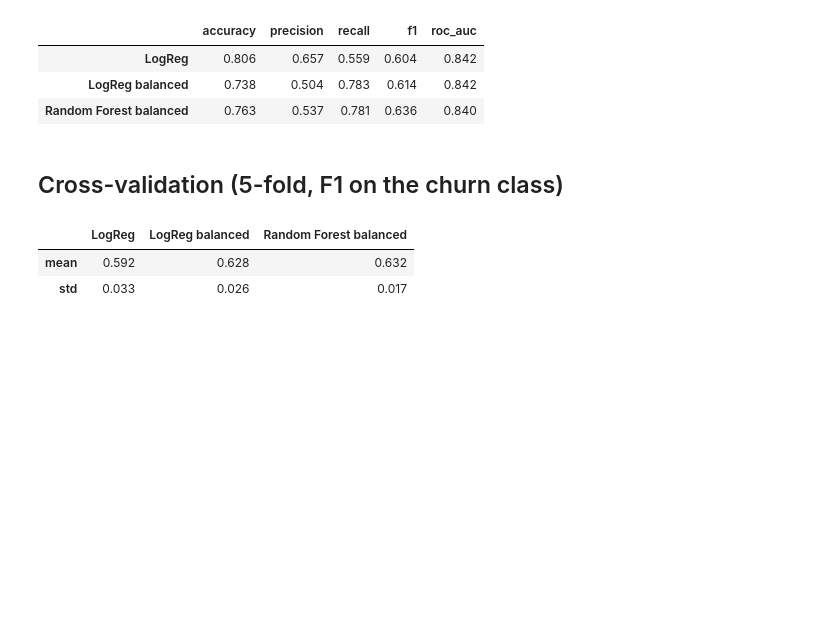
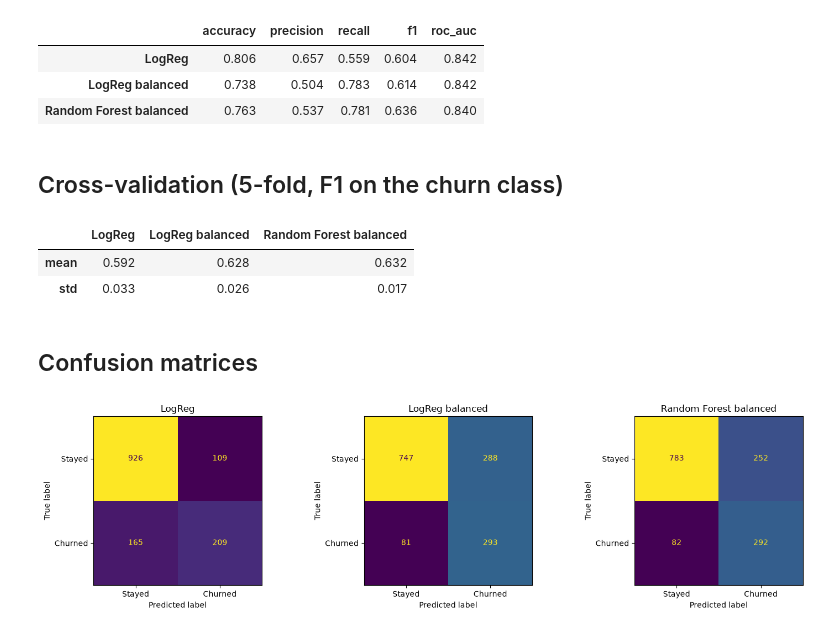
Before and after one commit to akylbek04/customer-churn-classification, a Jupyter notebook: notebooks/02_model_evaluation.ipynb, the cells around one changed output. Saved outputs shown, nothing was run; the diff lists cells and outputs as text; code cells hidden in the pictures; blank space fills up the shorter version.

Commit message:
Evaluation: plot confusion matrices

```diff
--- a/notebooks/02_model_evaluation.ipynb
+++ b/notebooks/02_model_evaluation.ipynb
@@ -47,3 +47,16 @@ pd.DataFrame(cv).agg(["mean", "std"]).round(3)
 |  | LogReg | LogReg balanced | Random Forest balanced |
 | mean | 0.592 | 0.628 | 0.632 |
 | std | 0.033 | 0.026 | 0.017 |
+# %% [markdown]
+## Confusion matrices
+# %%
+from sklearn.metrics import ConfusionMatrixDisplay
+
+fig, axes = plt.subplots(1, 3, figsize=(15, 4))
+for ax, (n, m) in zip(axes, models.items()):
+    ConfusionMatrixDisplay.from_estimator(m, X_test, y_test, display_labels=["Stayed", "Churned"], ax=ax, colorbar=False)
+    ax.set_title(n)
+plt.tight_layout()
+plt.show()
+# %% [output]
+[figure, added]
```
